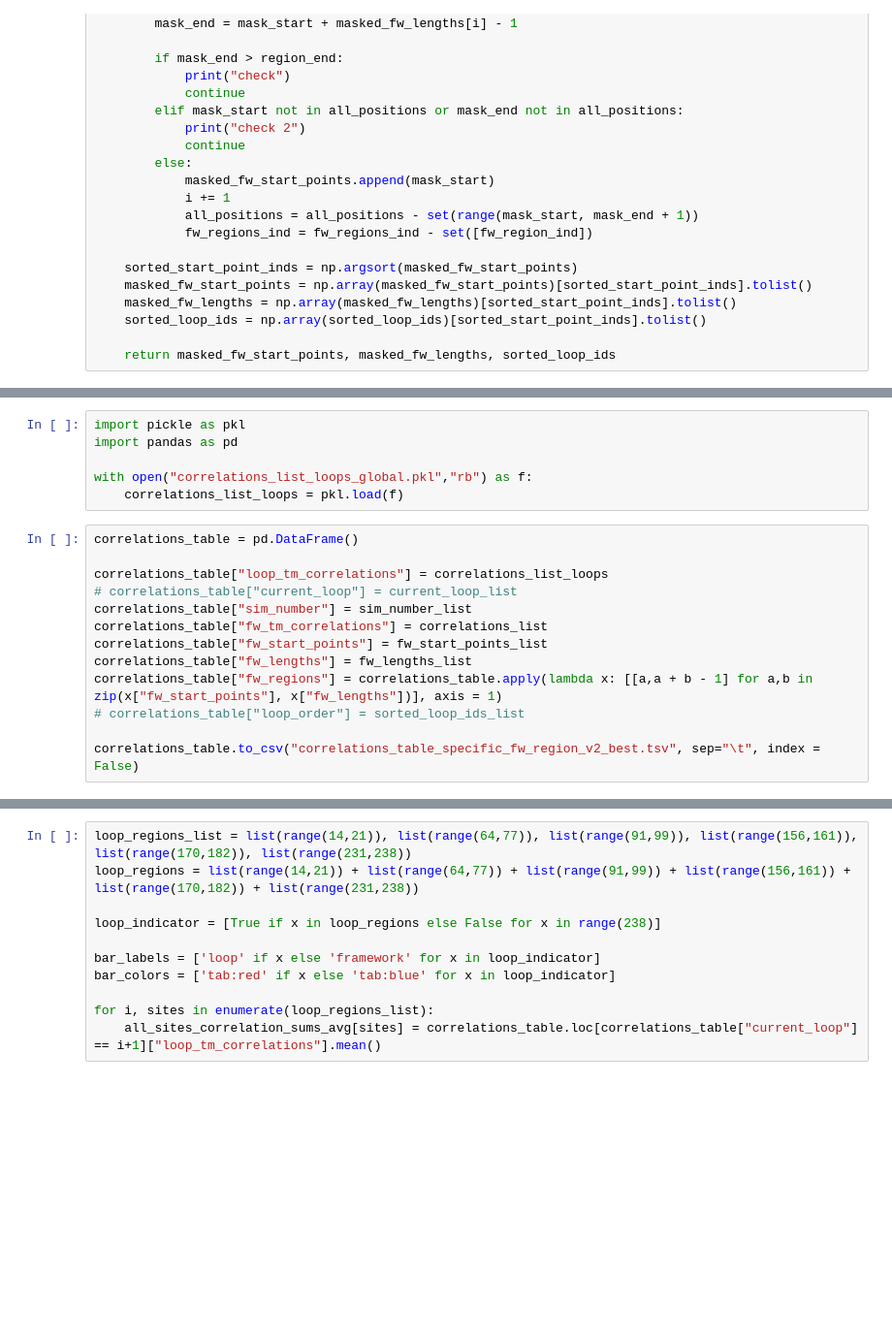
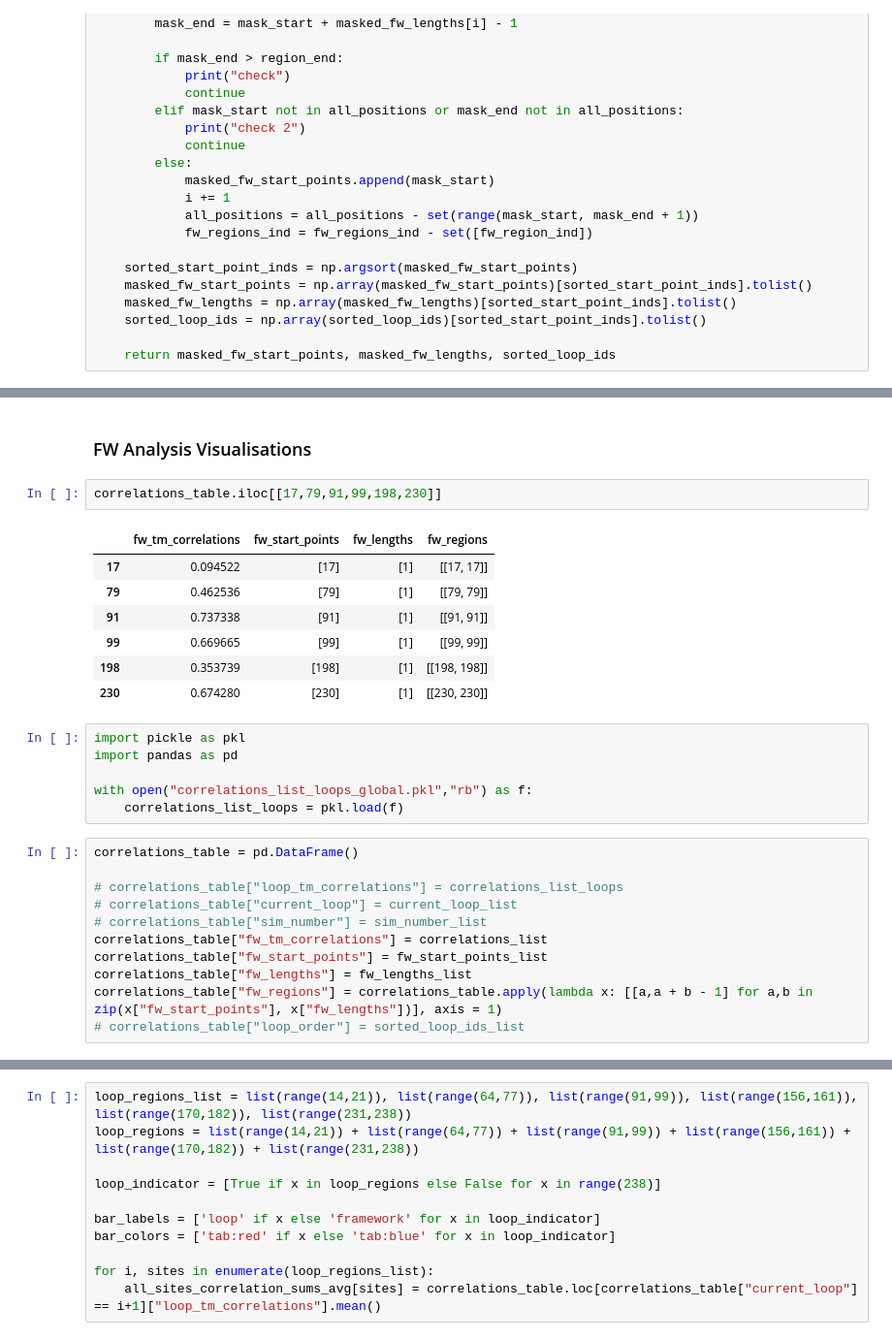
Before and after one commit to anamaysamant/GH19_ProtMamba, a Jupyter notebook: Prot-mamba-explore.ipynb, the cells around one changed output, grey strips where cells are left out. Shown at 97% size. Saved outputs shown, nothing was run; the diff lists cells and outputs as text; blank space fills up the shorter version.

```diff
--- a/Prot-mamba-explore.ipynb
+++ b/Prot-mamba-explore.ipynb
@@ -1272,3 +1368,15 @@ actual_fw_lens
+# %% [markdown]
+### FW Analysis Visualisations
+# %%
+correlations_table.iloc[[17,79,91,99,198,230]]
+# %% [output]
+|  | fw_tm_correlations | fw_start_points | fw_lengths | fw_regions |
+| 17 | 0.094522 | [17] | [1] | [[17, 17]] |
+| 79 | 0.462536 | [79] | [1] | [[79, 79]] |
+| 91 | 0.737338 | [91] | [1] | [[91, 91]] |
+| 99 | 0.669665 | [99] | [1] | [[99, 99]] |
+| 198 | 0.353739 | [198] | [1] | [[198, 198]] |
+| 230 | 0.674280 | [230] | [1] | [[230, 230]] |
 # %%
 import pickle as pkl
 import pandas as pd
@@ -1278,16 +1386,14 @@ with open("correlations_list_loops_global.pkl","rb") as f:
 # %%
 correlations_table = pd.DataFrame()
 
-correlations_table["loop_tm_correlations"] = correlations_list_loops
+# correlations_table["loop_tm_correlations"] = correlations_list_loops
 # correlations_table["current_loop"] = current_loop_list
-correlations_table["sim_number"] = sim_number_list
+# correlations_table["sim_number"] = sim_number_list
 correlations_table["fw_tm_correlations"] = correlations_list
 correlations_table["fw_start_points"] = fw_start_points_list
 correlations_table["fw_lengths"] = fw_lengths_list
 correlations_table["fw_regions"] = correlations_table.apply(lambda x: [[a,a + b - 1] for a,b in zip(x["fw_start_points"], x["fw_lengths"])], axis = 1)
 # correlations_table["loop_order"] = sorted_loop_ids_list
-
-correlations_table.to_csv("correlations_table_specific_fw_region_v2_best.tsv", sep="\t", index = False)
 # %%
 import ast
 import numpy as np
```
Also changed, not shown: parts of 18 cells of this notebook.
